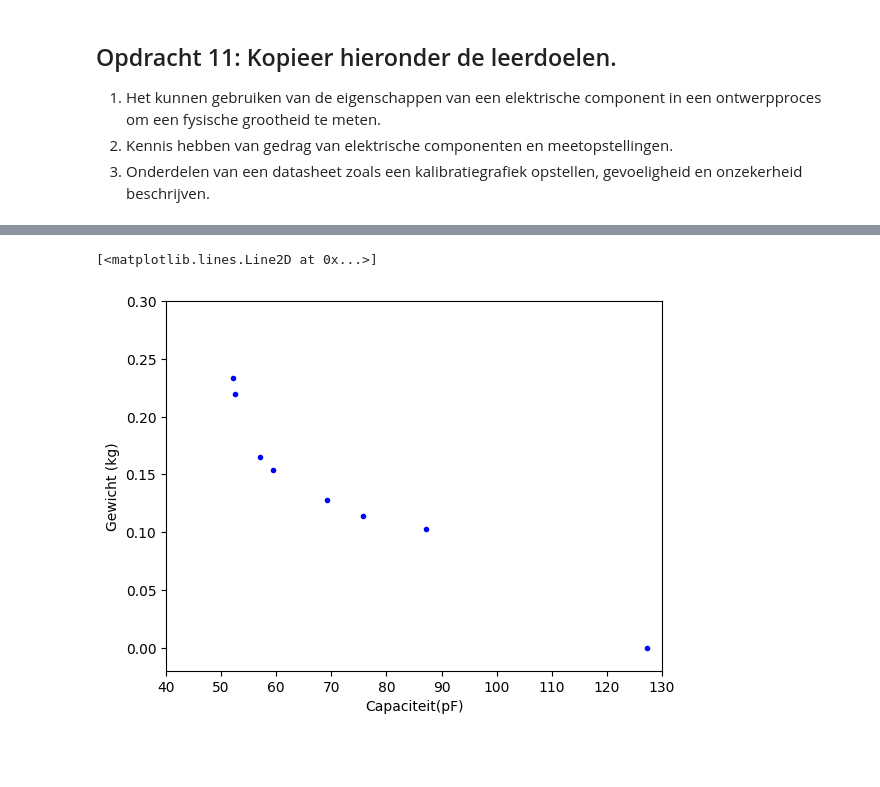
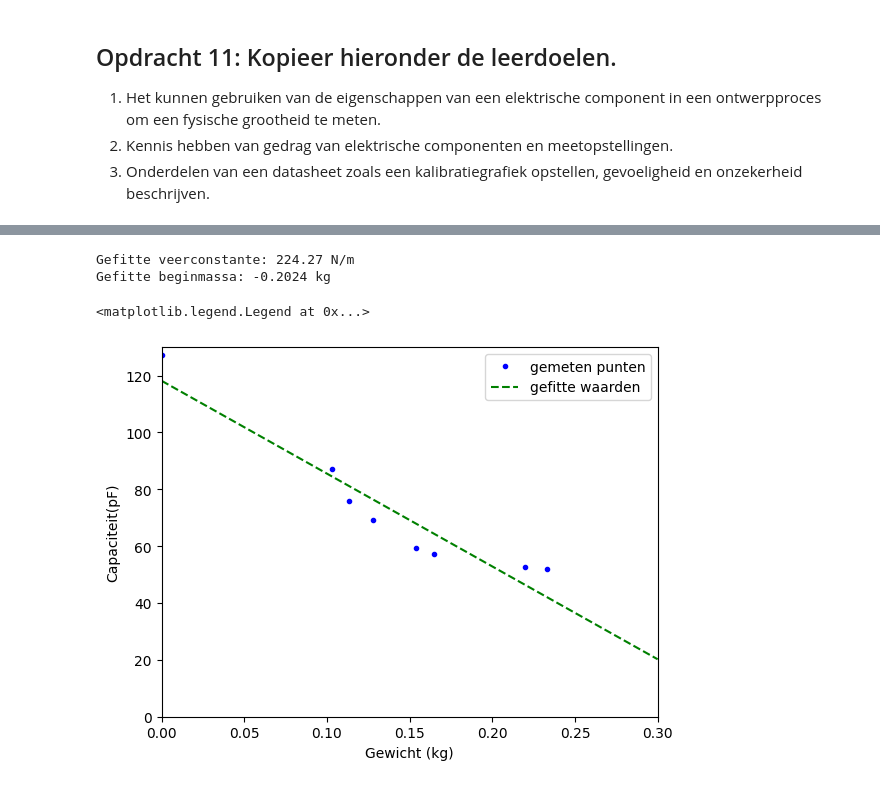
Before and after one commit to Rune-TuDelft/opdrachten-DEF-D, a Jupyter notebook: FysiekeOntwerpopdrachten/2OntwerpEenSensorCondensator/DEFOntwerpopdracht2OntwerpEenSensorInvulTemplate.ipynb, the cells around one changed output, grey strips where cells are left out. Drawn from its saved outputs; the diff is of its cells as text; code cells hidden in the pictures; blank space fills up the shorter version.

```diff
--- a/FysiekeOntwerpopdrachten/2OntwerpEenSensorCondensator/DEFOntwerpopdracht2OntwerpEenSensorInvulTemplate.ipynb
+++ b/FysiekeOntwerpopdrachten/2OntwerpEenSensorCondensator/DEFOntwerpopdracht2OntwerpEenSensorInvulTemplate.ipynb
@@ -323,43 +302,43 @@ Dit leerdoel in niet geheel behaald aangezien wij niet succesvol een omrekening
 # %%
 # Plot hier je oorspronkelijke en je uiteindelijke kalibratiegrafieken, fit daar een bijpassende lijn door
 # en zet ook de verwachte ontwerpgrafiek erbij
 
 
+m_array = np.array([0,103,113.6,128.1,154,165,219.7,233.3])*1e-3
+f_array = np.array([127.2,87.1,75.8,69.2,59.5,57.1,52.6,52.1])*1e-12
 
-m_array = np.array([0,103,113.6,128.1,154,165,219.7,233.3])*1e-3
-f_array = np.array([127.2,87.1,75.8,69.2,59.5,57.1,52.6,52.1])
 
-def fit_func(u,c_veer, b):
-    m = (-c_veer * u)/(g) + b
-    return m
-
+A = 1e-2
 d = 1.7e-3
 epsilon_0 = 8.854*1e-12
-epsilon_r_lucht = 1
-epsilon_r_plaat = 15 #bepaald door plaat tussen de condensator platen te drukken en te vergelijken met lucht op dezelfde afstand
-veerc = c
-b = b #komt als overblijfsel bij veerconstante
-def fit(m,d):
-    C = epsilon_0*((epsilon_r_lucht*(((m-b)*g)/(veerc))*0.1)+(epsilon_r_plaat*(((m-b)*g)/(veerc))*0.1))/d
+epsilon_r_lucht = 1.00056
+epsilon_r_plaat = 15.33 # bepaald door plaat tussen de condensator platen te drukken en te vergelijken met lucht op dezelfde afstand
+veerc = Cv              # deze meting is waarschijnlijk inaccuraat, dus we fitten liever voor Cv
+
+def fit(m, m0, veerconstante):
+    u = ((m+m0) * g)/(-veerconstante)
+    C = epsilon_0 * (10 * u * epsilon_r_lucht + (1-10 * u * epsilon_r_plaat)) * (A / d)
     return C
 
+var, cov = curve_fit(fit, m_array, f_array, p0=[200*1e-3, 15])
+massa_waarden = np.linspace(0, 300*1e-3, 200)
+m0 = var[0]
+veerconstante = var[1]
+fitresultaten = fit(massa_waarden, m0, veerconstante)
+print(f"Gefitte veerconstante: {veerconstante:.2f} N/m")
+print(f"Gefitte beginmassa: {m0:.4f} kg")
 
-popt1, pcov1 = curve_fit(fit,m_array,f_array)
-x_waardes = np.linspace(0.1,1,200)
 
-# plt.plot(epsilon_r_lucht*(((x_waardes-b)*g)*0.1),x_waardes)
-# plt.show()
-# plt.plot((epsilon_r_plaat*(((x_waardes-b)*g)/(-veerc))*0.1),x_waardes)
-# plt.show()
-plt.figure
-plt.plot(f_array, m_array,'b.', label = 'gemeten punten')
-# plt.plot(fit(x_waardes,popt1[0]),x_waardes)
-#Er is een poging gedaan, maar we zijn niet goed genoeg uit gekomen om iets goed te laten zien.
-plt.xlabel('Capaciteit(pF)')
-plt.ylim(-0.02,0.3)
-plt.xlim(40,130)
-plt.ylabel('Gewicht (kg)')
-plt.plot(c)
+plt.figure()
+plt.plot(m_array, f_array*1e12,'b.', label = 'gemeten punten')
+plt.plot(massa_waarden, fitresultaten*1e12, 'g--', label = 'gefitte waarden')
+plt.ylabel('Capaciteit(pF)')
+plt.xlabel('Gewicht (kg)')
+plt.ylim(0,130)
+plt.xlim(0,0.3)
+plt.legend()
 # %% [output]
-[<matplotlib.lines.Line2D at 0x...>]
+Gefitte veerconstante: 224.27 N/m
+Gefitte beginmassa: -0.2024 kg
+<matplotlib.legend.Legend at 0x...>
-[figure, old version]
+[figure, new version]
```
Also changed, not shown: parts of 5 cells of this notebook.
